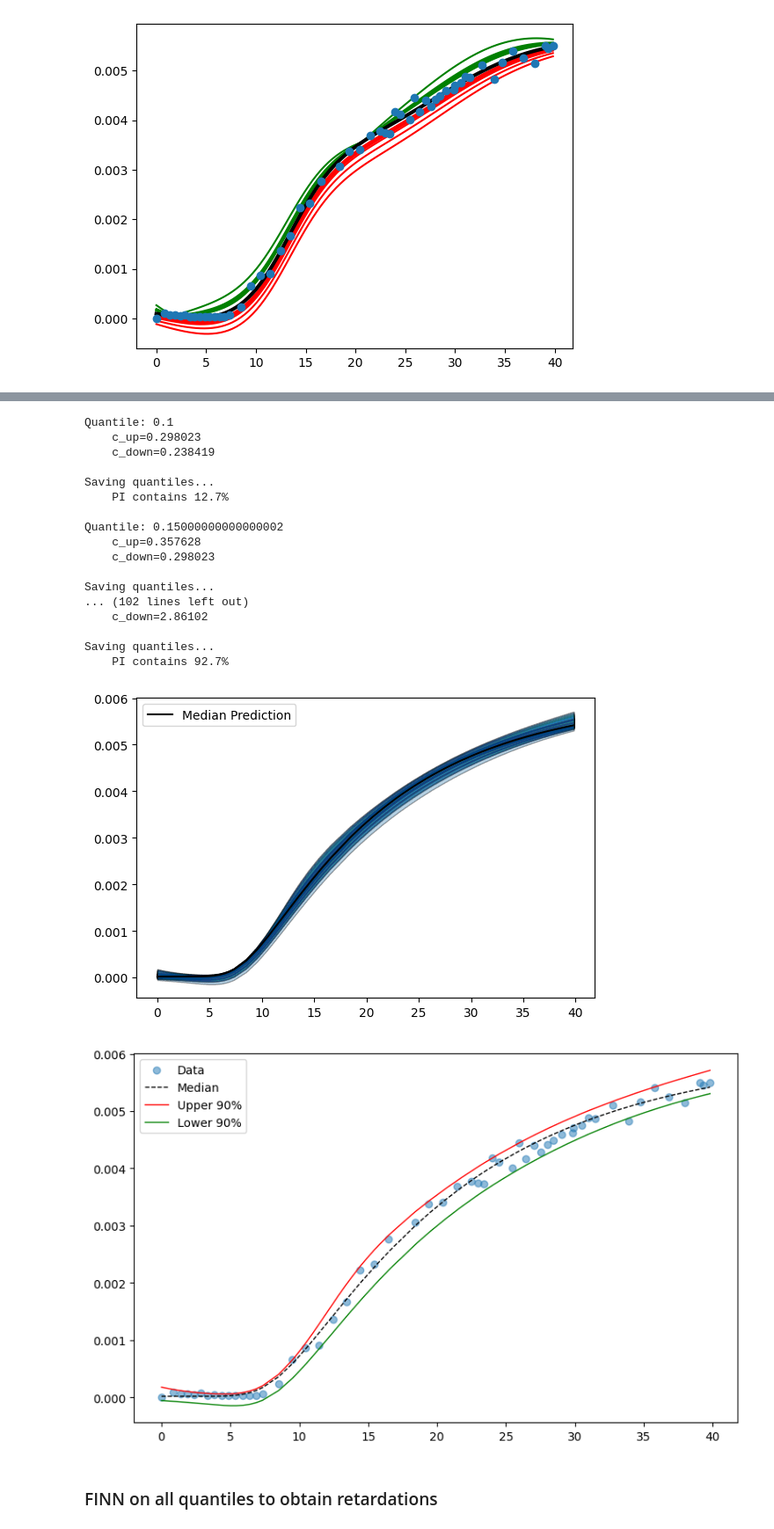
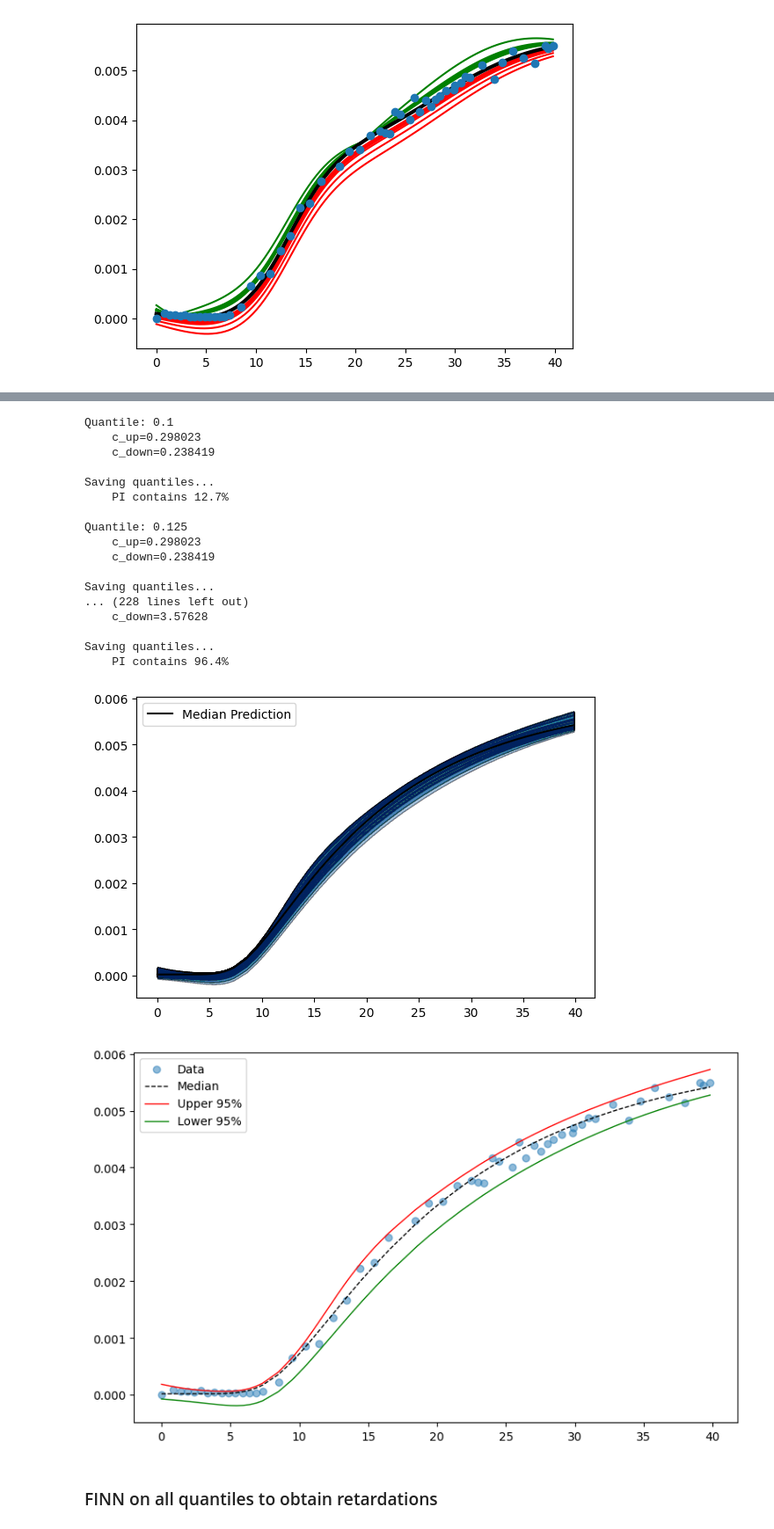
Before and after one commit to RiccardoFrenner/finn-nnpie, a Jupyter notebook: src/run_exp_quantiles.ipynb, the cells around one changed output, grey strips where cells are left out. Shown at 88% size. Drawn from its saved outputs; the diff is of its cells as text; code cells hidden in the pictures.

Commit message:
more quantiles for core 2 data

```diff
--- a/src/run_exp_quantiles.ipynb
+++ b/src/run_exp_quantiles.ipynb
@@ -63,7 +65,7 @@ p3inn_core2_dir = p3inn.P3innDir(pi3nn_root / "core2")
 p3inn_core2_dir.x_data.save(data_core2_df["time"].to_numpy().reshape(-1, 1))
 p3inn_core2_dir.y_data.save(data_core2_df["c_diss"].to_numpy().reshape(-1, 1))
 
-quantiles = np.linspace(0.1, 0.9, 17, endpoint=True)
+quantiles = np.linspace(0.1, 0.95, 35, endpoint=True)
 print(quantiles)
 
 finn_core2_dir = lib.FinnDir(Path("../data_out/finn/core2"))
@@ -90,32 +93,32 @@ p3inn.pi3nn_compute_PI_and_mean(
 TrainingParams(max_epochs=50000, initial_learning_rate=0.1, batch_size=8, activation='tanh', loss_fun='mse', optimizer='adam', validation_fraction=0.2, stop_early=True, n_neurons_per_layer=[32]) Train ...
 [figure]
 [figure]
 [figure]
 median_shift=1.7520734085160675e-05
 [figure]
 No artists with labels found to put in legend.  Note that artists whose label start with an underscore are ignored when legend() is called with no argument.
 [figure]
 No artists with labels found to put in legend.  Note that artists whose label start with an underscore are ignored when legend() is called with no argument.
 [figure]
 Quantile: 0.1
     c_up=0.298023
     c_down=0.238419
 
 Saving quantiles...
     PI contains 12.7%
 
-Quantile: 0.15000000000000002
-    c_up=0.357628
-    c_down=0.298023
+Quantile: 0.125
+    c_up=0.298023
+    c_down=0.238419
 
 Saving quantiles...
-... (102 lines left out)
-    c_down=2.86102
+... (228 lines left out)
+    c_down=3.57628
 
 Saving quantiles...
-    PI contains 92.7%
+    PI contains 96.4%
-[figure, old version]
+[figure, new version]
-[figure, old version]
+[figure, new version]
 # %% [markdown]
 ### FINN on all quantiles to obtain retardations
 # %%
```
Also changed, not shown: parts of 6 cells of this notebook, 1 other file.
